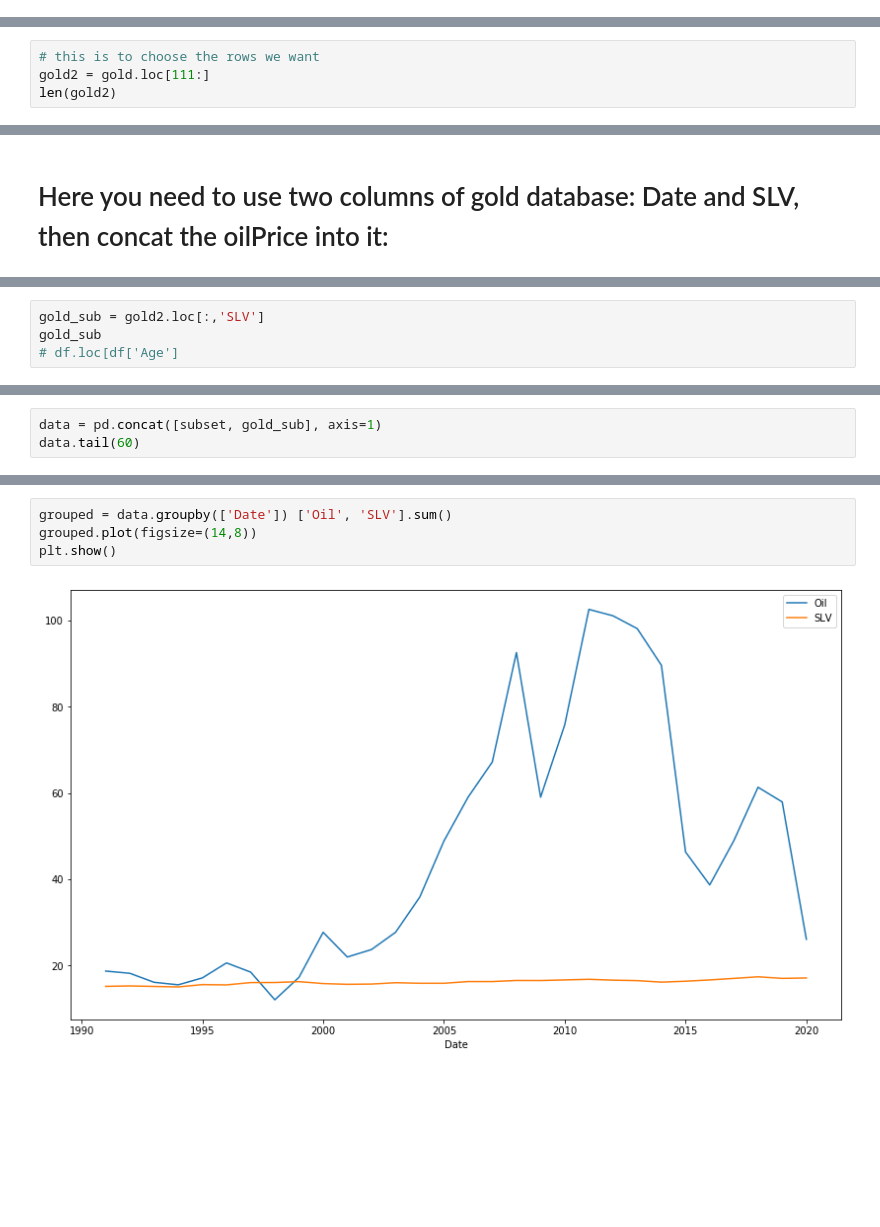
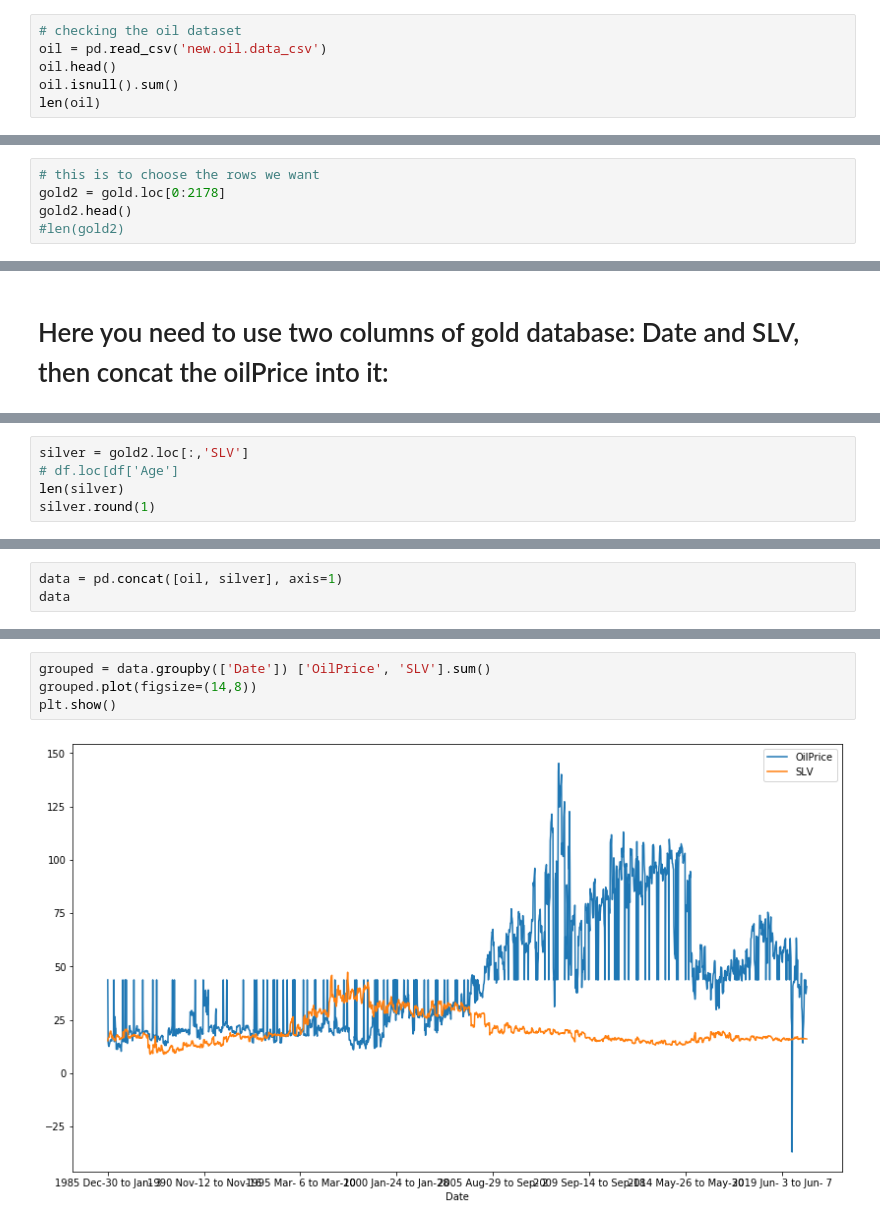
Before and after one commit to Ayomi-tech/Silver-Price-and-Oil-Price-interaction, a Jupyter notebook: New oil price code.ipynb, the cells around one changed output, grey strips where cells are left out. Cells and saved outputs as stored; diff of their text form; blank space fills up the shorter version.

```diff
--- a/New oil price code.ipynb
+++ b/New oil price code.ipynb
@@ -112,0 +162,6 @@ subset.to_csv('new.oil.data_csv')
+# %%
+# checking the oil dataset
+oil = pd.read_csv('new.oil.data_csv')
+oil.head()
+oil.isnull().sum()
+len(oil)
@@ -119,5 +181,6 @@ len(gold)
 # %%
 # this is to choose the rows we want
-gold2 = gold.loc[111:]
-len(gold2)
+gold2 = gold.loc[0:2178]
+gold2.head()
+#len(gold2)
 # %% [output]
@@ -131,5 +204,6 @@ Index(['Date', 'SPX', 'GLD', 'USO', 'SLV', 'EUR/USD'], dtype='object')
 # %%
-gold_sub = gold2.loc[:,'SLV']
-gold_sub
+silver = gold2.loc[:,'SLV']
 # df.loc[df['Age']
+len(silver)
+silver.round(1)
 # %% [output]
@@ -148,5 +226,5 @@ Name: SLV, Length: 2179, dtype: float64
 # %%
-data = pd.concat([subset, gold_sub], axis=1)
-data.tail(60)
+data = pd.concat([oil, silver], axis=1)
+data
 # %% [output]
 |  | Date | OilPrice | SLV |
@@ -175,7 +256,7 @@ TypeError: 'value' must be an instance of str or bytes, not a float
 [figure]
 # %%
-grouped = data.groupby(['Date']) ['Oil', 'SLV'].sum()
+grouped = data.groupby(['Date']) ['OilPrice', 'SLV'].sum()
 grouped.plot(figsize=(14,8))
 plt.show()
 # %% [output]
-[figure, old version]
+[figure, new version]
```
Also changed, not shown: parts of 20 cells of this notebook, 1 other file.
